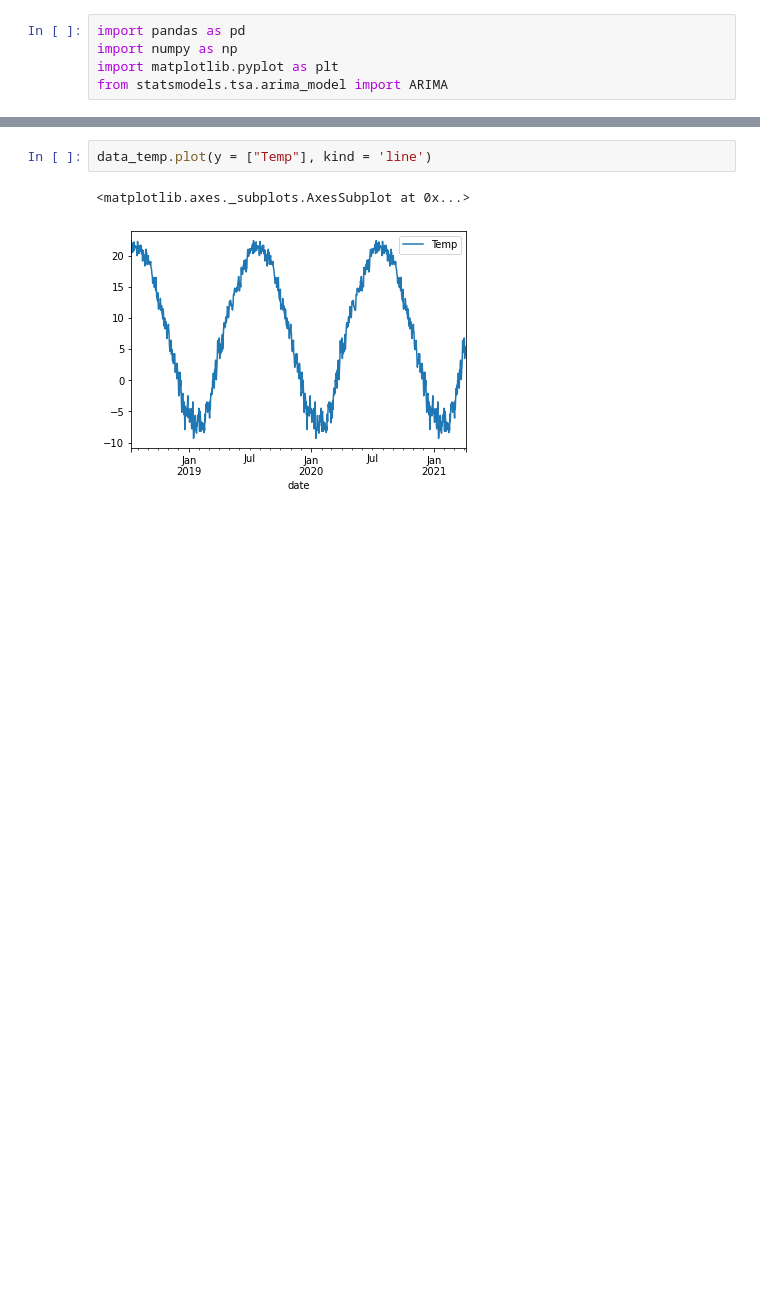
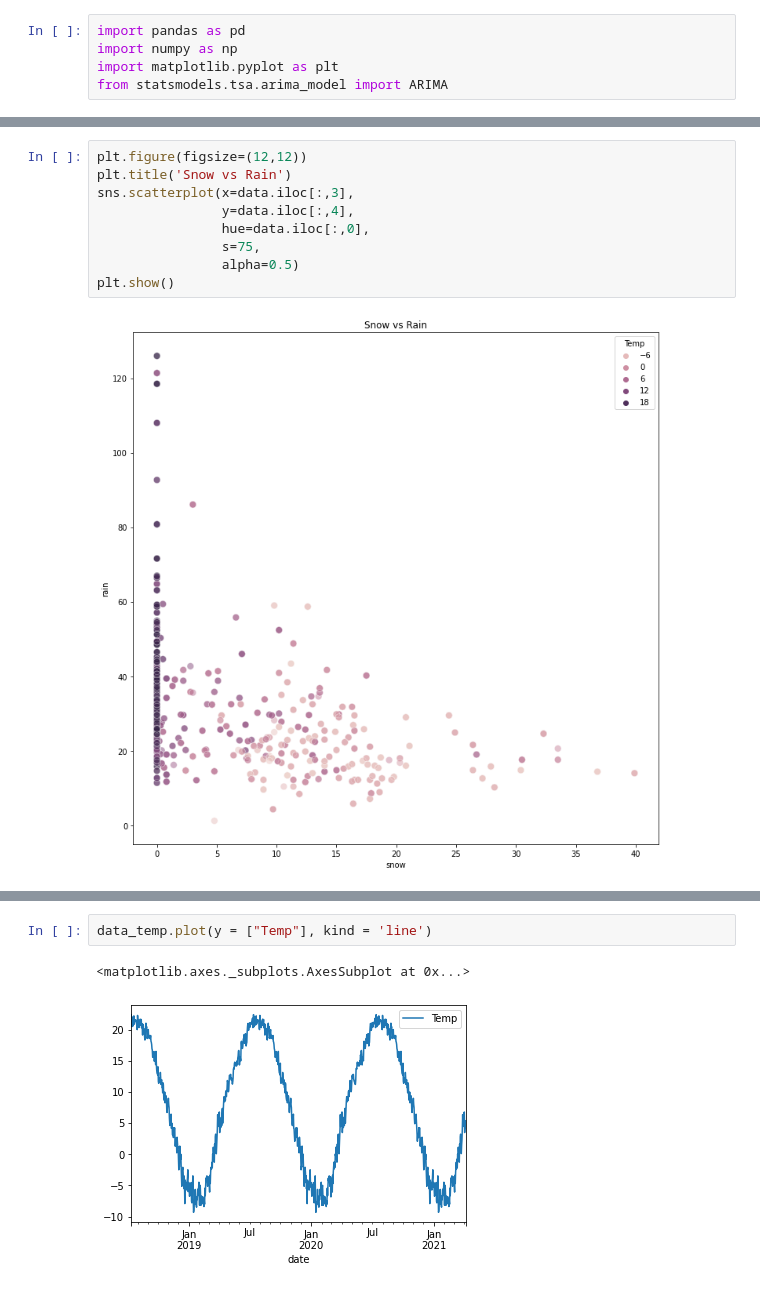
Before and after one commit to anujpatel96/WeatherForecasting, a Jupyter notebook: TorontoWeatherForecasting_.ipynb, the cells around one changed output, grey strips where cells are left out. Drawn from its saved outputs; the diff is of its cells as text; blank space fills up the shorter version.

```diff
--- a/TorontoWeatherForecasting_.ipynb
+++ b/TorontoWeatherForecasting_.ipynb
@@ -65 +183,12 @@ data
+# %%
+plt.figure(figsize=(12,12))
+plt.title('Snow vs Rain')
+sns.scatterplot(x=data.iloc[:,3],
+                y=data.iloc[:,4],
+                hue=data.iloc[:,0],
+                s=75,
+                alpha=0.5)
+plt.show()
+# %% [output]
+[figure, added]
 # %%
```
Also changed, not shown: parts of 24 cells of this notebook.
